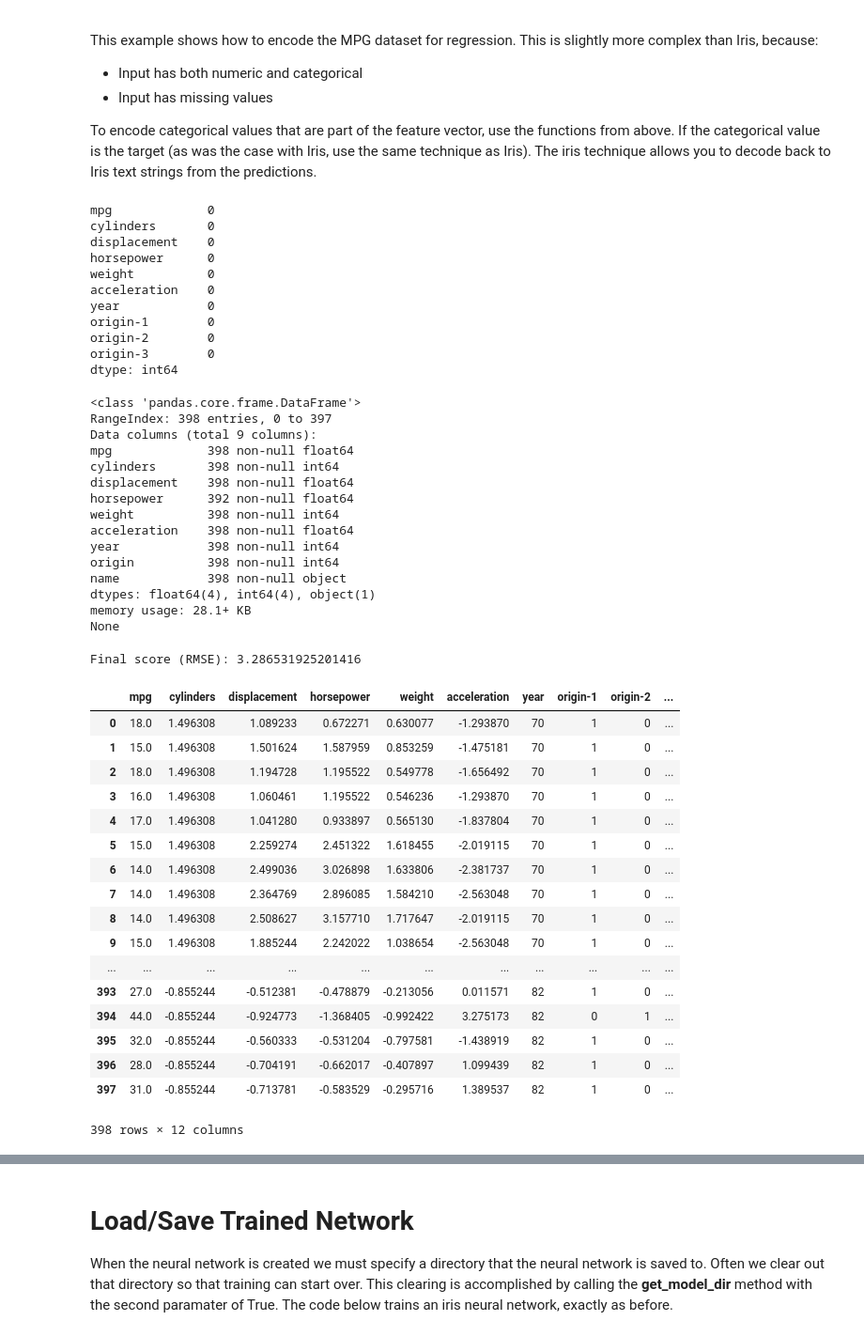
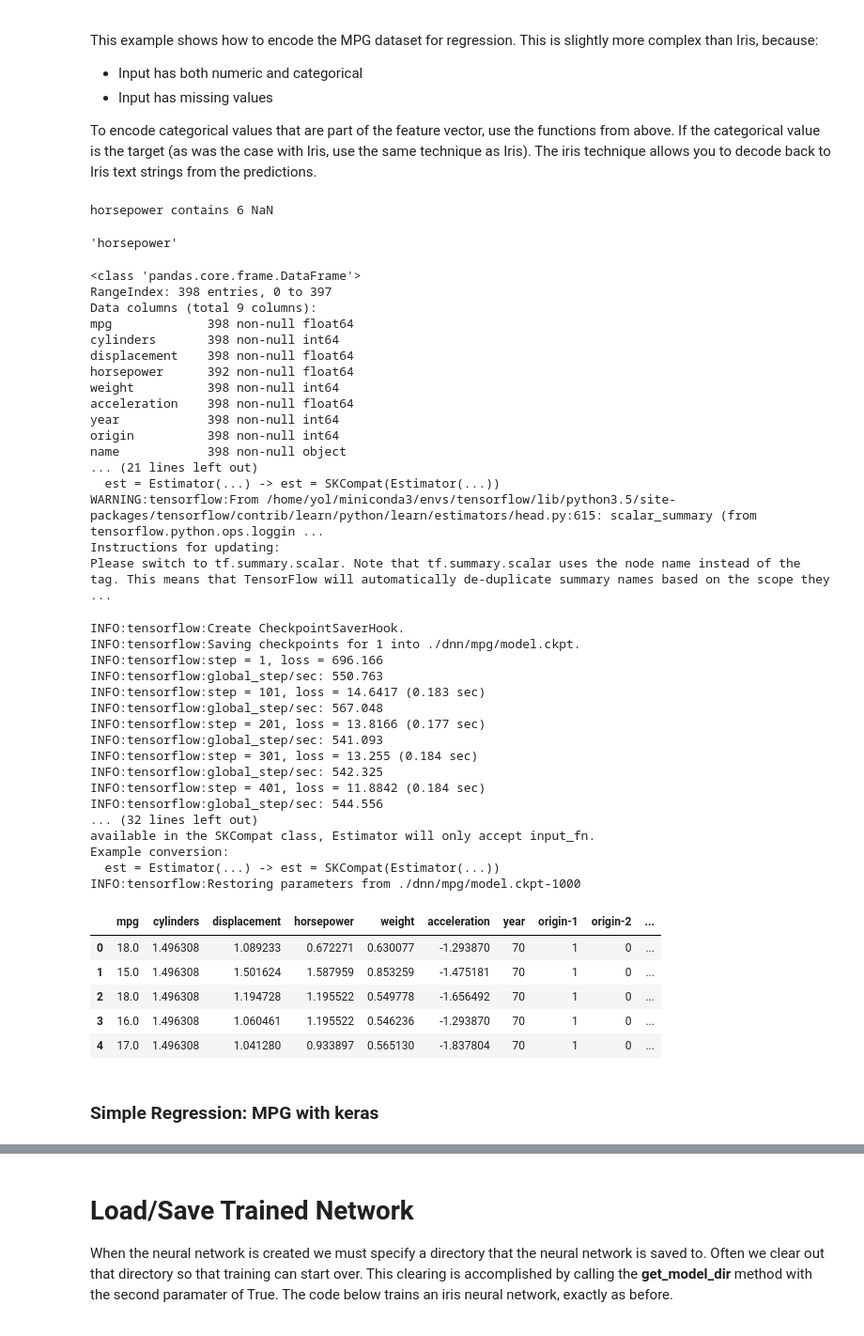
Before and after one commit to kuatroka/jh_dl, a Jupyter notebook: jh_dl_class2_intro_tensorflow.ipynb, the cells around one changed output, grey strips where cells are left out. Shown: that part at 94% size. Cells and saved outputs as stored; diff of their text form; code cells hidden in the pictures.

Commit message:
keras DNN regressor - final table not finished

```diff
--- a/jh_dl_class2_intro_tensorflow.ipynb
+++ b/jh_dl_class2_intro_tensorflow.ipynb
@@ -660,20 +664,15 @@ This example shows how to encode the MPG dataset for regression.  This is slight
 * Input has missing values
 
 To encode categorical values that are part of the feature vector, use the functions from above.  If the categorical value is the target (as was the case with Iris, use the same technique as Iris). The iris technique allows you to decode back to Iris text strings from the predictions.
-# %%
-df.isnull().sum()
-# %% [output]
-mpg             0
-cylinders       0
-displacement    0
-horsepower      0
-weight          0
-acceleration    0
-year            0
-origin-1        0
-origin-2        0
-origin-3        0
-dtype: int64
+# %%
+filename_read = os.path.join(path,"auto-mpg.csv")
+df = pd.read_csv(filename_read,na_values=['NA','?'])
+# %% [output]
+horsepower contains 6 NaN
+# %%
+df.columns[3]
+# %% [output]
+'horsepower'
 # %%
 import tensorflow.contrib.learn as skflow
 import pandas as pd
@@ -724,47 +723,57 @@ regressor.fit(x, y,steps=1000)
 # Measure RMSE error.  RMSE is common for regression.
 pred = list(regressor.predict(x, as_iterable=True))
 score = np.sqrt(metrics.mean_squared_error(pred,y))
+print("###########################")
 print("Final score (RMSE): {}".format(score))
+print("###########################")
 
 # How to make many predictions
 pred = list(regressor.predict(x, as_iterable=True))
 predDF = pd.DataFrame(pred)
 df2 = pd.concat([df,predDF,pd.DataFrame(y)],axis=1)
 
 df2.columns = list(df.columns)+['pred','ideal']
-df2
+df2.head()
 # %% [output]
 <class 'pandas.core.frame.DataFrame'>
 RangeIndex: 398 entries, 0 to 397
 Data columns (total 9 columns):
 mpg             398 non-null float64
 cylinders       398 non-null int64
 displacement    398 non-null float64
 horsepower      392 non-null float64
 weight          398 non-null int64
 acceleration    398 non-null float64
 year            398 non-null int64
 origin          398 non-null int64
 name            398 non-null object
-dtypes: float64(4), int64(4), object(1)
-memory usage: 28.1+ KB
-None
+... (21 lines left out)
+  est = Estimator(...) -> est = SKCompat(Estimator(...))
+WARNING:tensorflow:From /home/yol/miniconda3/envs/tensorflow/lib/python3.5/site-packages/tensorflow/contrib/learn/python/learn/estimators/head.py:615: scalar_summary (from tensorflow.python.ops.loggin ...
+Instructions for updating:
+Please switch to tf.summary.scalar. Note that tf.summary.scalar uses the node name instead of the tag. This means that TensorFlow will automatically de-duplicate summary names based on the scope they  ...
-Final score (RMSE): 3.286531925201416
+INFO:tensorflow:Create CheckpointSaverHook.
+INFO:tensorflow:Saving checkpoints for 1 into ./dnn/mpg/model.ckpt.
+INFO:tensorflow:step = 1, loss = 696.166
+INFO:tensorflow:global_step/sec: 550.763
+INFO:tensorflow:step = 101, loss = 14.6417 (0.183 sec)
+INFO:tensorflow:global_step/sec: 567.048
+INFO:tensorflow:step = 201, loss = 13.8166 (0.177 sec)
+INFO:tensorflow:global_step/sec: 541.093
+INFO:tensorflow:step = 301, loss = 13.255 (0.184 sec)
+INFO:tensorflow:global_step/sec: 542.325
+INFO:tensorflow:step = 401, loss = 11.8842 (0.184 sec)
+INFO:tensorflow:global_step/sec: 544.556
+... (32 lines left out)
+available in the SKCompat class, Estimator will only accept input_fn.
+Example conversion:
+  est = Estimator(...) -> est = SKCompat(Estimator(...))
+INFO:tensorflow:Restoring parameters from ./dnn/mpg/model.ckpt-1000
 |  | mpg | cylinders | displacement | horsepower | weight | acceleration | year | origin-1 | origin-2 | ... |
 | 0 | 18.0 | 1.496308 | 1.089233 | 0.672271 | 0.630077 | -1.293870 | 70 | 1 | 0 | ... |
 | 1 | 15.0 | 1.496308 | 1.501624 | 1.587959 | 0.853259 | -1.475181 | 70 | 1 | 0 | ... |
 | 2 | 18.0 | 1.496308 | 1.194728 | 1.195522 | 0.549778 | -1.656492 | 70 | 1 | 0 | ... |
 | 3 | 16.0 | 1.496308 | 1.060461 | 1.195522 | 0.546236 | -1.293870 | 70 | 1 | 0 | ... |
 | 4 | 17.0 | 1.496308 | 1.041280 | 0.933897 | 0.565130 | -1.837804 | 70 | 1 | 0 | ... |
-| 5 | 15.0 | 1.496308 | 2.259274 | 2.451322 | 1.618455 | -2.019115 | 70 | 1 | 0 | ... |
-| 6 | 14.0 | 1.496308 | 2.499036 | 3.026898 | 1.633806 | -2.381737 | 70 | 1 | 0 | ... |
-| 7 | 14.0 | 1.496308 | 2.364769 | 2.896085 | 1.584210 | -2.563048 | 70 | 1 | 0 | ... |
-| 8 | 14.0 | 1.496308 | 2.508627 | 3.157710 | 1.717647 | -2.019115 | 70 | 1 | 0 | ... |
-| 9 | 15.0 | 1.496308 | 1.885244 | 2.242022 | 1.038654 | -2.563048 | 70 | 1 | 0 | ... |
-| ... | ... | ... | ... | ... | ... | ... | ... | ... | ... | ... |
-| 393 | 27.0 | -0.855244 | -0.512381 | -0.478879 | -0.213056 | 0.011571 | 82 | 1 | 0 | ... |
-| 394 | 44.0 | -0.855244 | -0.924773 | -1.368405 | -0.992422 | 3.275173 | 82 | 0 | 1 | ... |
-| 395 | 32.0 | -0.855244 | -0.560333 | -0.531204 | -0.797581 | -1.438919 | 82 | 1 | 0 | ... |
-| 396 | 28.0 | -0.855244 | -0.704191 | -0.662017 | -0.407897 | 1.099439 | 82 | 1 | 0 | ... |
-| 397 | 31.0 | -0.855244 | -0.713781 | -0.583529 | -0.295716 | 1.389537 | 82 | 1 | 0 | ... |
-398 rows × 12 columns
+# %% [markdown]
+### Simple Regression: MPG with keras
```
Also changed, not shown: parts of 9 cells of this notebook, 1 other file.
